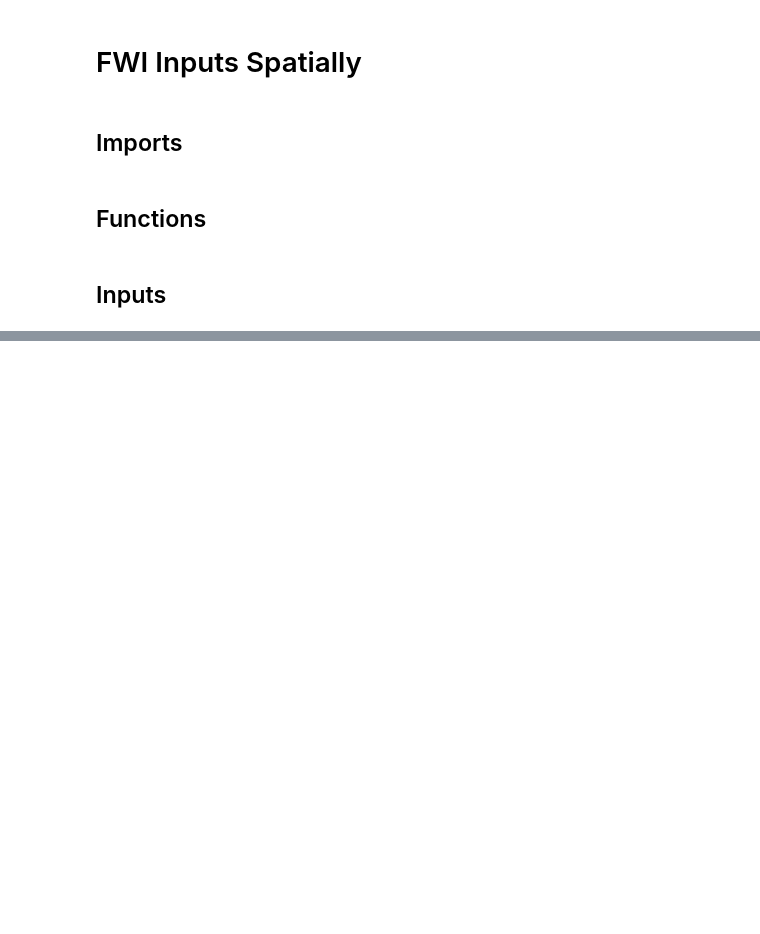
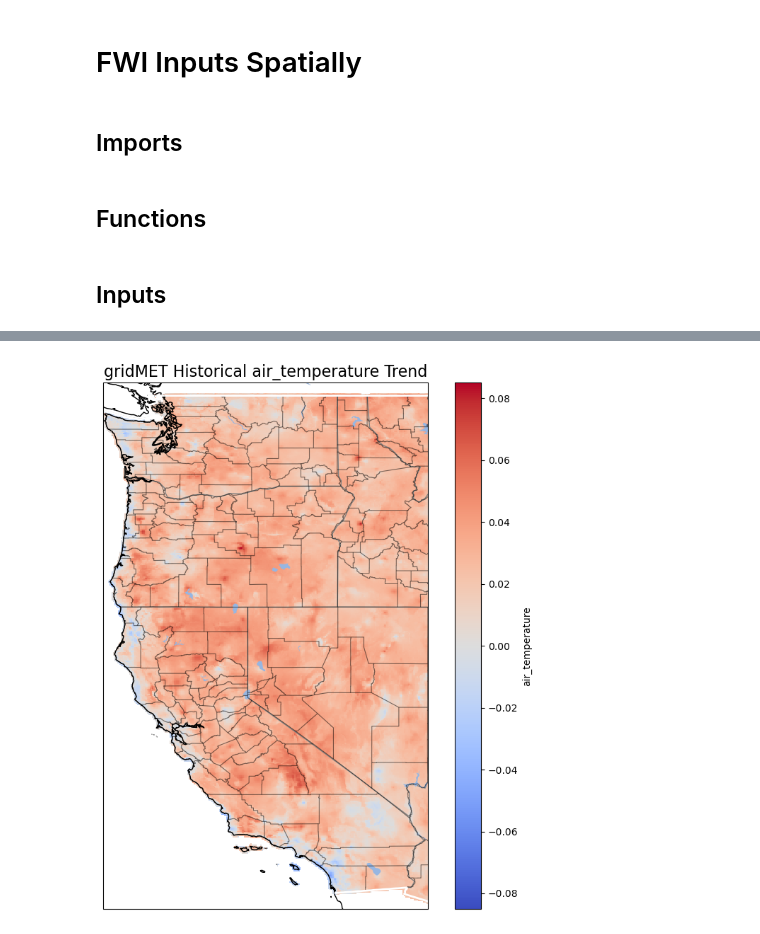
Before and after one commit to theo-avila/2024_FWI_CMIP5_Ensemble_Avila, a Jupyter notebook: revision_notebooks/FWI_Inputs.ipynb, the cells around one changed output, grey strips where cells are left out. Saved outputs shown, nothing was run; the diff lists cells and outputs as text; code cells hidden in the pictures; blank space fills up the shorter version.

Commit message:
trends in historical period

```diff
--- a/revision_notebooks/FWI_Inputs.ipynb
+++ b/revision_notebooks/FWI_Inputs.ipynb
@@ -14,8 +25,94 @@ import glob as glob
 # %%
 file_path = "/data/keeling/a/ctavila2/b/gridMET_FWI_Inputs/"
 var_arr = ['tmmx', 'rmin', 'vs', 'pr']
+lon_max = -114.016667
+lon_min = -124.766667
+lat_min = 32.025
+lat_max = 50
+start_year = 1979
+end_year = 2023 # 2022 last real year
+start_day = 152
+end_day = 304
 # %%
 for var_i in var_arr:
-    file_paths = sorted(glob.glob(f'{file_path+var_arr[0]}*'))
-    open_mfdataset(file_paths)
+    file_paths = sorted(glob.glob(f'{file_path+var_i}/*'))
+    ds = xr.open_mfdataset(file_paths, combine="by_coords",chunks="auto")
+    ds = ds.rename({'day':'time'})
+    ds = ds.sel(time=slice(f"{start_year}-01-01", f"{end_year}-12-31"))
+
+    mask = (ds["time"].dt.dayofyear >= start_day) & (ds["time"].dt.dayofyear <= end_day)
+    ds = ds.where(mask, drop=True)
+
+    ds_annual = ds.groupby("time.year").mean(dim="time")
+    ds_annual = ds_annual.where((ds_annual.lon >= lon_min) &
+                                             (ds_annual.lon <= lon_max) & (ds_annual.lat >= lat_min) & (ds_annual.lat <= lat_max), drop=True)
+    key = list(ds_annual.keys())[0]
+
+    yearly_mean = ds_annual.mean(dim='year')
+    poly_coeffs = ds_annual[key].polyfit(dim="year", deg=1)
+    poly_coeffs_key = list(poly_coeffs.keys())[0]
+    poly_coeffs = poly_coeffs.rename({poly_coeffs_key:key})
+    poly_fits = xr.polyval(coord=ds_annual["year"], coeffs=poly_coeffs)
+    trendline=  poly_coeffs.sel(degree=1)[key]
+    #trendline_values = trendline * ds_annual["year"] + poly_coeffs.sel(degree=0)[key]
+    reader = shpreader.Reader('/data/keeling/a/ctavila2/2_maps/county_shapefile/countyl010g.shp')
+    counties = list(reader.geometries())
+
+    COUNTIES = cfeature.ShapelyFeature(counties, ccrs.PlateCarree())
+
+    scale = '110m'
+    states110 = cfeature.NaturalEarthFeature(
+                category='cultural',
+                name='admin_1_states_provinces_lines',
+                scale=scale,
+                facecolor='none',
+                edgecolor='r')
+
+
+    cmap='coolwarm'
+    fig, ax = plt.subplots(figsize=(8, 8), subplot_kw={'projection': ccrs.PlateCarree()})
+
+    trendline.plot(ax=ax,cmap=cmap)
+
+    ax.add_feature(cfeature.NaturalEarthFeature('cultural', 'admin_1_states_provinces_lines', '110m', edgecolor='gray', facecolor='none'))
+    ax.coastlines()
+    ax.add_feature(cfeature.LAKES)
+    ax.add_feature(COUNTIES, linewidth=0.8, alpha=0.5, facecolor='none', edgecolor='black')
+    ax.add_feature(cfeature.BORDERS, linewidth=2, edgecolor='white')
+
+
+    plt.title(f'gridMET Historical {key} Trend', fontsize=16)
+    fig.tight_layout()
+    plt.savefig(f'/data/keeling/a/ctavila2/2024_FWI_CMIP5_Ensemble_Avila/revision_notebooks/revision_figures/1_gridMET_FWI_Inputs_{key}_1979_2022_Trend')
+    reader = shpreader.Reader('/data/keeling/a/ctavila2/2_maps/county_shapefile/countyl010g.shp')
+    counties = list(reader.geometries())
+
+    COUNTIES = cfeature.ShapelyFeature(counties, ccrs.PlateCarree())
+
+    scale = '110m'
+    states110 = cfeature.NaturalEarthFeature(
+                category='cultural',
+                name='admin_1_states_provinces_lines',
+                scale=scale,
+                facecolor='none',
+                edgecolor='r')
+
+
+    cmap='Blues'
+    fig, ax = plt.subplots(figsize=(8, 8), subplot_kw={'projection': ccrs.PlateCarree()})
+    if key == 'air_temperature':
+        yearly_mean = yearly_mean - 273.15
+
+    yearly_mean[key].plot(ax=ax,cmap=cmap)
+
+    ax.add_feature(cfeature.NaturalEarthFeature('cultural', 'admin_1_states_provinces_lines', '110m', edgecolor='gray', facecolor='none'))
+    ax.coastlines()
+    ax.add_feature(cfeature.LAKES)
+    ax.add_feature(COUNTIES, linewidth=0.8, alpha=0.5, facecolor='none', edgecolor='black')
+    ax.add_feature(cfeature.BORDERS, linewidth=2, edgecolor='white')
+
+
+    plt.title(f'gridMET Historical {key} Average', fontsize=15)
+    fig.tight_layout()
+    plt.savefig(f'/data/keeling/a/ctavila2/2024_FWI_CMIP5_Ensemble_Avila/revision_notebooks/revision_figures/1_gridMET_FWI_Inputs_{key}_1979_2022_Average')
 # %% [output]
@@ -38,0 +119 @@ for var_i in var_arr:
+[figure, added]
```
Also changed, not shown: parts of 3 cells of this notebook, 8 other files.
